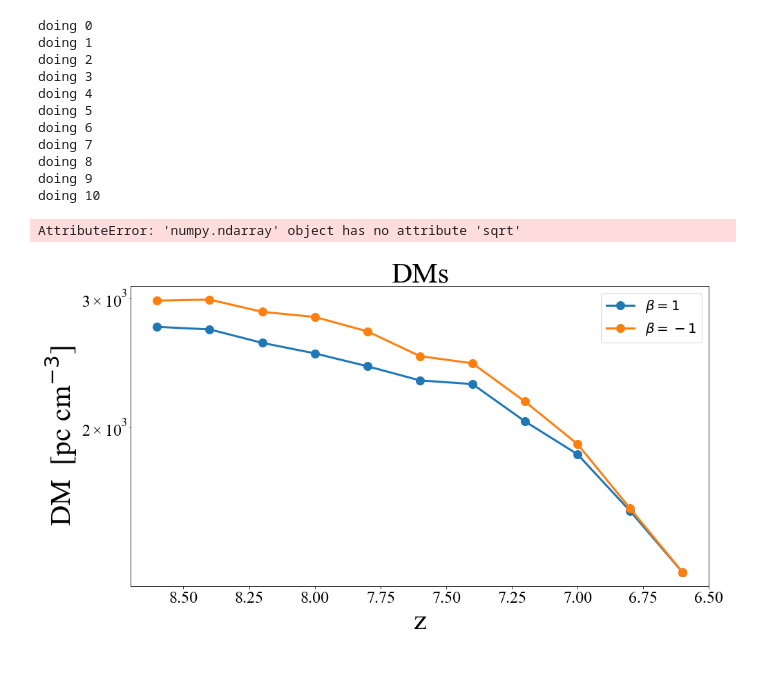
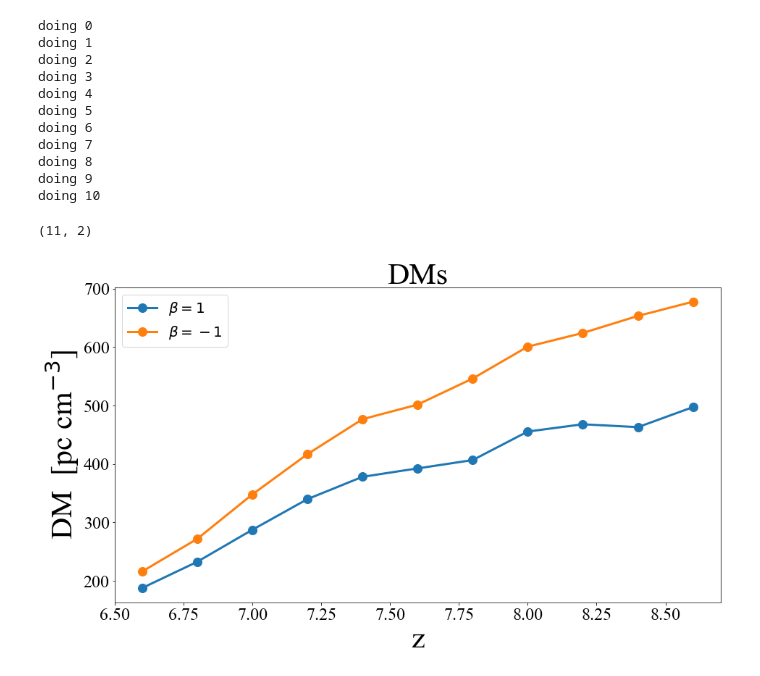
Before and after one commit to grx40/FRB, a Jupyter notebook: FRB_DM_analysis.ipynb, the cells around one changed output. Drawn from its saved outputs; the diff is of its cells as text; code cells hidden in the pictures.

```diff
--- a/FRB_DM_analysis.ipynb
+++ b/FRB_DM_analysis.ipynb
@@ -37,9 +132,8 @@ density_boxes = '/Users/michael/Research/LAE_Clustering/Simulation_Boxes/MturnHa
 betas = (1, -1)
 z_starts = np.linspace(8.6, 6.6, 11)
 #z_starts = np.linspace(6.6, 6.0, 4)
-#z_end = 6.0
+z_end = 6.0
 nboxes = 14
-
 density_z_beta = np.zeros((len(z_starts), len(betas)))
 # %%
 #make lightcone for each redshift, beta and slice
@@ -97,7 +191,7 @@ Done this redshift
 slice_of_box = 199
 DM_field = np.zeros((len(z_starts), len(betas), HII_DIM, HII_DIM))
 
-x, y = 10, 10
+x, y = 25, 25
 
 for z in range(len(z_starts)):
     print('doing ' + str(z))
@@ -117,37 +211,28 @@ doing 7
 doing 8
 doing 9
 doing 10
-# %%
-#compute the DM along this line of sight
-import DM
-DM_field = np.zeros((HII_DIM, HII_DIM))
-for x in range(HII_DIM):
-    for y in range(HII_DIM):
-        DM_field[x][y] = DM.compute_DM(x,y, xH_lightcone_Dictionary_insideout[199], densitylightcone_Dictionary_insideout[199], lightcone_redshifts_beta_z_Dictionary)
-
-
-pl.figure(figsize = (10,10))
-pl.imshow(DM_field)
-pl.show()
-pl.close()
-# %% [output]
-AttributeError: 'numpy.ndarray' object has no attribute 'sqrt'
+# %%
+#average out the DM field
+
+DM_field_avg = np.sum(np.sum(DM_field, axis = 2), axis = 2)
+# %% [output]
+(11, 2)
 # %%
 #plot
 
 pl.figure(figsize = (15,8))
 for b in range(len(betas)):
-    pl.semilogy(np.round(z_starts,1), (0.01**3)*DM_field[:,b,10,10]/(pc),  marker = 'o',markersize = 12, linewidth=3., label = r'$\beta = {}$' .format(betas[b]))
+    pl.plot(np.round(z_starts,1), (0.01**3)*DM_field_avg[:,b]/(pc),  marker = 'o',markersize = 12, linewidth=3., label = r'$\beta = {}$' .format(betas[b]))
 
 pl.title(r'DMs', fontsize = 42)
 pl.legend(prop={'size': 20})
 #pl.gca().invert_yaxis()
-pl.gca().invert_xaxis()
+#pl.gca().invert_xaxis()
 pl.xlabel(r'z', fontsize = 42)
 pl.ylabel(r'DM  [pc cm$^{-3}$]',  fontsize = 42)
 pl.xticks(fontsize=24)
 pl.yticks(fontsize=24)
 pl.show()
 pl.close()
 # %% [output]
-[figure, old version]
+[figure, new version]
```
Also changed, not shown: parts of 4 cells of this notebook.
